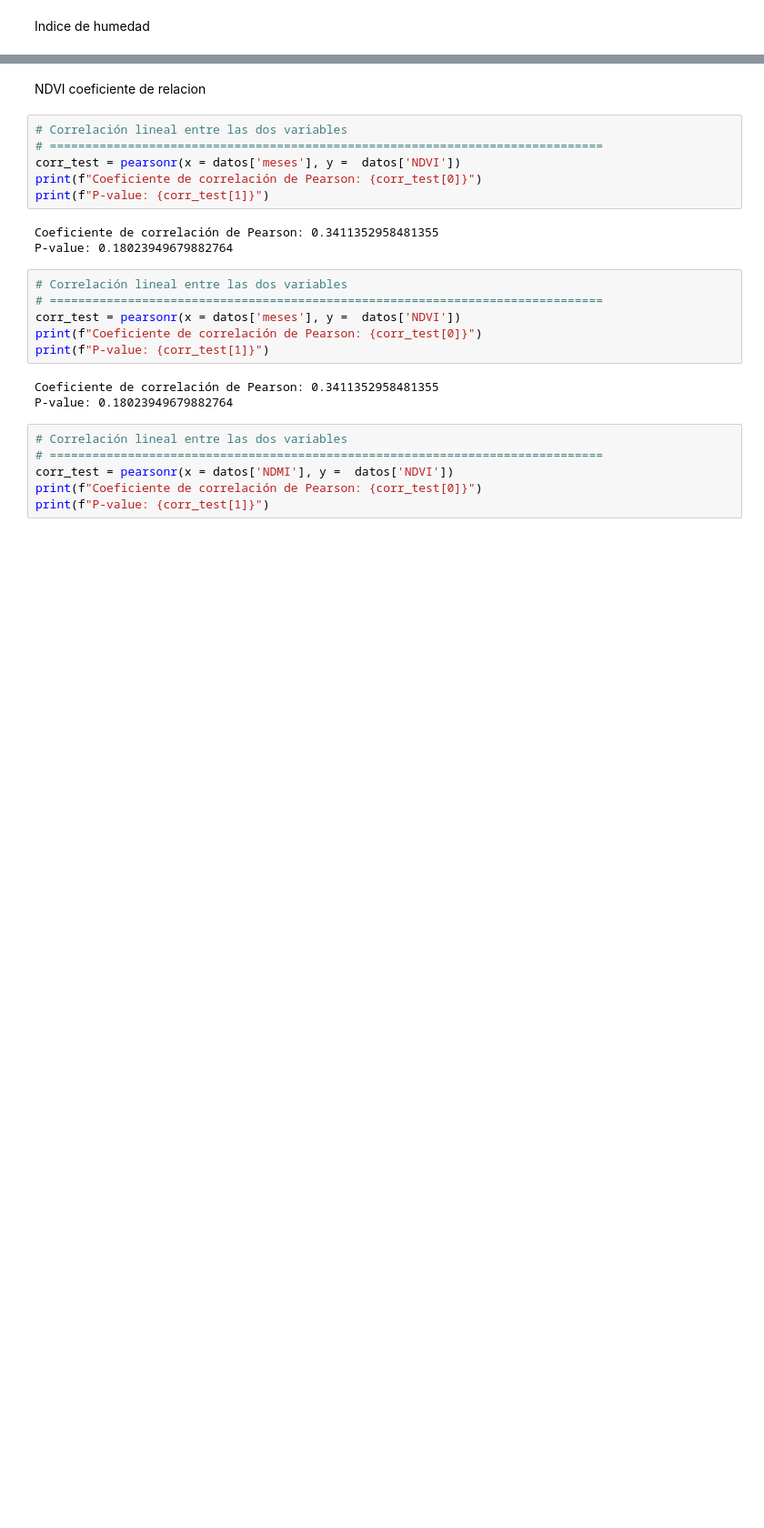
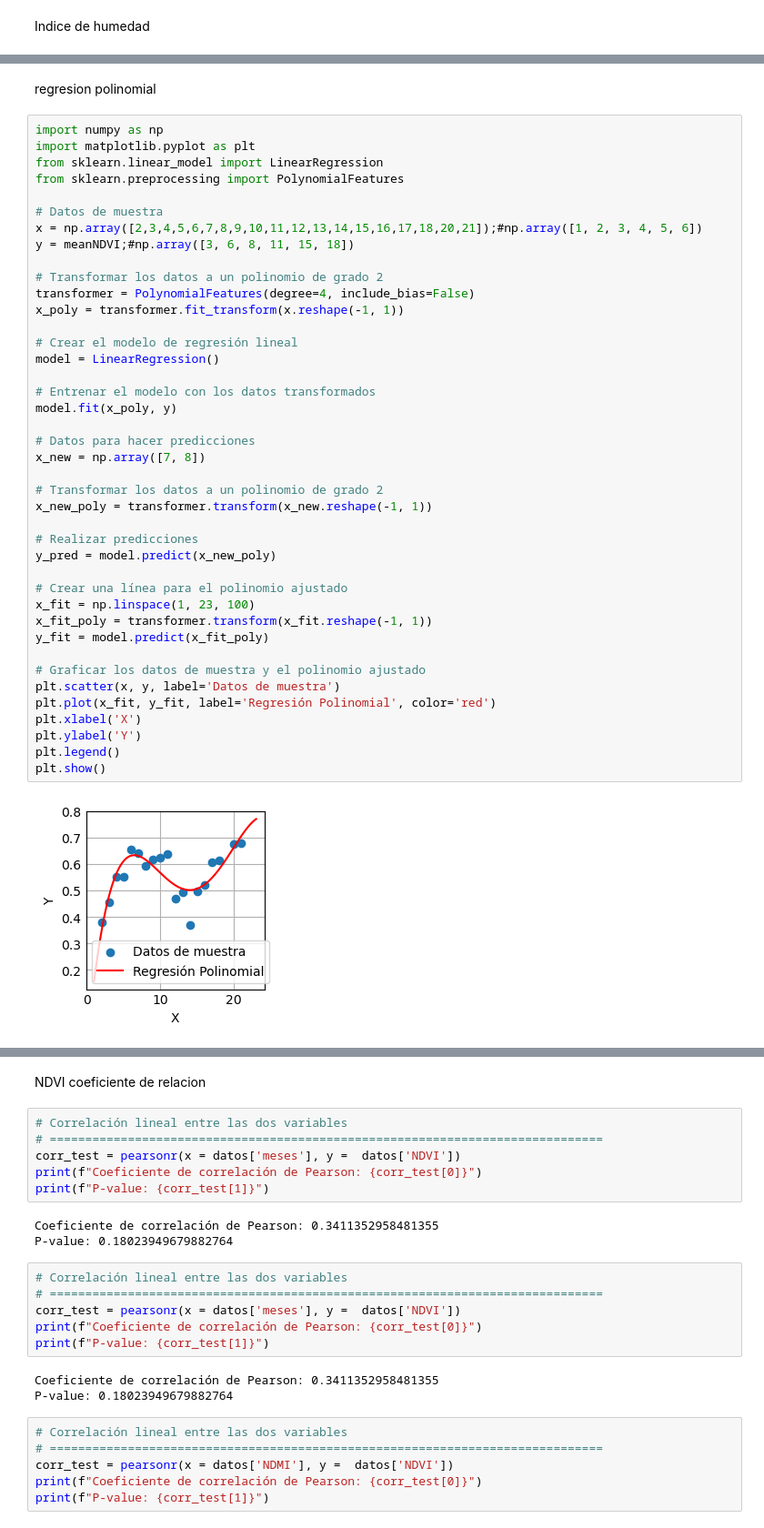
Before and after one commit to mateoarevaloangel/TFM, a Jupyter notebook: regresionLineal.ipynb, the cells around one changed output, grey strips where cells are left out. Shown at 91% size. Cells and saved outputs as stored; diff of their text form; blank space fills up the shorter version.

```diff
--- a/regresionLineal.ipynb
+++ b/regresionLineal.ipynb
@@ -125,3 +133,48 @@ plt.show()
+# %% [markdown]
+regresion polinomial
+# %%
+import numpy as np
+import matplotlib.pyplot as plt
+from sklearn.linear_model import LinearRegression
+from sklearn.preprocessing import PolynomialFeatures
+
+# Datos de muestra
+x = np.array([2,3,4,5,6,7,8,9,10,11,12,13,14,15,16,17,18,20,21]);#np.array([1, 2, 3, 4, 5, 6])
+y = meanNDVI;#np.array([3, 6, 8, 11, 15, 18])
+
+# Transformar los datos a un polinomio de grado 2
+transformer = PolynomialFeatures(degree=4, include_bias=False)
+x_poly = transformer.fit_transform(x.reshape(-1, 1))
+
+# Crear el modelo de regresión lineal
+model = LinearRegression()
+
+# Entrenar el modelo con los datos transformados
+model.fit(x_poly, y)
+
+# Datos para hacer predicciones
+x_new = np.array([7, 8])
+
+# Transformar los datos a un polinomio de grado 2
+x_new_poly = transformer.transform(x_new.reshape(-1, 1))
+
+# Realizar predicciones
+y_pred = model.predict(x_new_poly)
+
+# Crear una línea para el polinomio ajustado
+x_fit = np.linspace(1, 23, 100)
+x_fit_poly = transformer.transform(x_fit.reshape(-1, 1))
+y_fit = model.predict(x_fit_poly)
+
+# Graficar los datos de muestra y el polinomio ajustado
+plt.scatter(x, y, label='Datos de muestra')
+plt.plot(x_fit, y_fit, label='Regresión Polinomial', color='red')
+plt.xlabel('X')
+plt.ylabel('Y')
+plt.legend()
+plt.show()
+# %% [output]
+[figure, added]
 # %%
 from scipy.stats import shapiro
 shapiro(meanNDVI)
```
Also changed, not shown: parts of 9 cells of this notebook, 13 other files.
